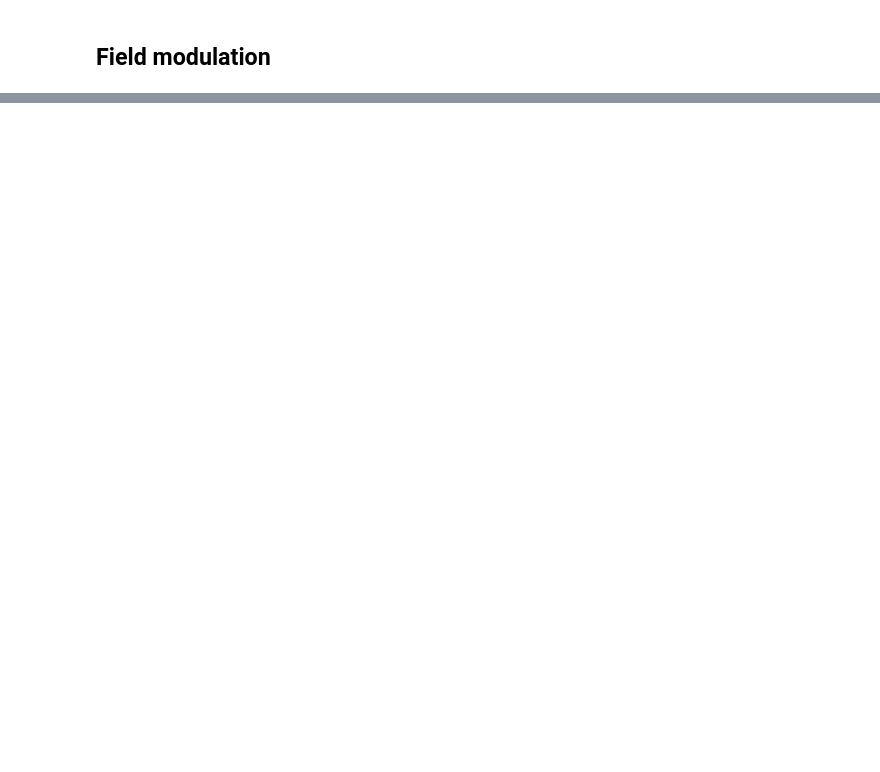
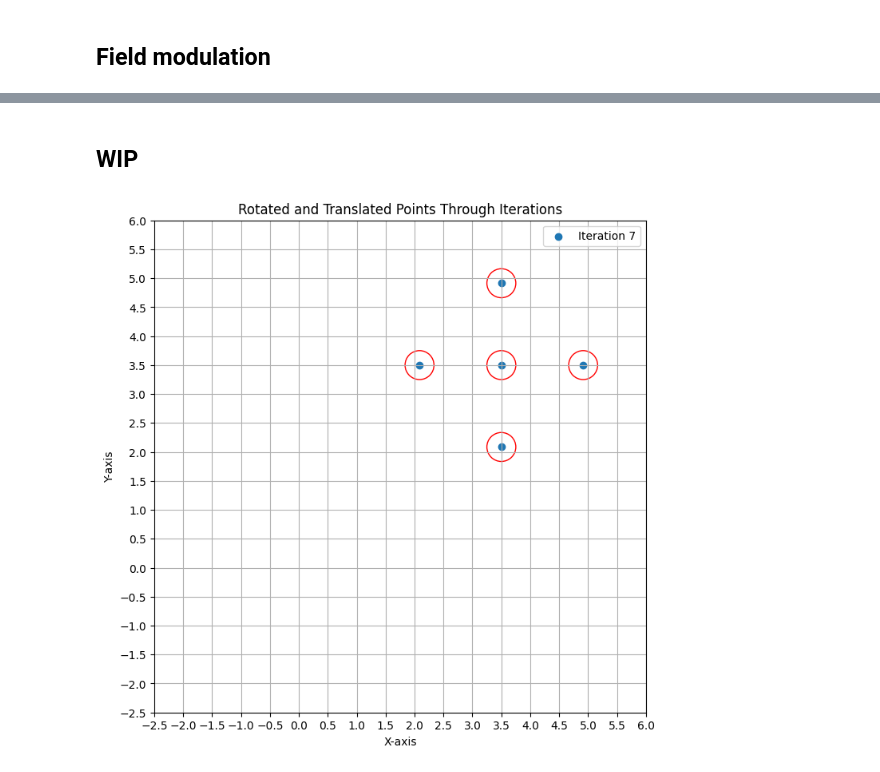
Before and after one commit to alexandru-dochian/multi_agent_framework, a Jupyter notebook: analytics.ipynb, the cells around one changed output, grey strips where cells are left out. Drawn from its saved outputs; the diff is of its cells as text; code cells hidden in the pictures; blank space fills up the shorter version.

```diff
--- a/analytics.ipynb
+++ b/analytics.ipynb
@@ -210,0 +552,64 @@ plt.show()
+# %% [markdown]
+## WIP
+# %%
+import numpy as np
+import matplotlib.pyplot as plt
+
+def rotate_points(points, theta):
+    # Convert theta to radians
+    theta_rad = np.radians(theta)
+
+    # Define the rotation matrix
+    rotation_matrix = np.array([
+        [np.cos(theta_rad), -np.sin(theta_rad)],
+        [np.sin(theta_rad), np.cos(theta_rad)]
+    ])
+
+    # Rotate each point
+    rotated_points = np.dot(points, rotation_matrix.T)
+
+    return rotated_points
+
+def translate_points(points, translation_vector):
+    # Translate each point by the translation vector
+    translated_points = points + translation_vector
+
+    return translated_points
+
+# Define the points
+points = np.array([[0, 0], [1, 1], [-1, 1], [1, -1], [-1, -1]])
+
+# Define the rotation angle in degrees, the number of iterations, and the translation vector
+theta = 45  # Rotation angle
+iterations = 8  # Number of iterations
+translation_vector = np.array([0.5, 0.5])  # Translation vector
+
+# Plot the points for each iteration
+fig, ax = plt.subplots(figsize=(8, 8))
+
+for i in range(iterations):
+    if i != 7:
+        continue
+    rotated_points = rotate_points(points, theta * i)
+    translated_points = translate_points(rotated_points, translation_vector * i)
+    ax.scatter(translated_points[:, 0], translated_points[:, 1], label=f'Iteration {i}')
+    for point in translated_points:
+        ellipse = plt.Circle((point[0], point[1]), 0.25, edgecolor='r', fc='None', lw=1)
+        ax.add_patch(ellipse)
+
+# Set plot limits
+ax.set_xlim(-2.5, 6)
+ax.set_ylim(-2.5, 6)
+ax.set_xticks(np.arange(-2.5, 6.5, 0.5))
+ax.set_yticks(np.arange(-2.5, 6.5, 0.5))
+ax.grid(True)
+ax.set_aspect('equal')
+
+# Add legend and labels
+plt.xlabel('X-axis')
+plt.ylabel('Y-axis')
+plt.title('Rotated and Translated Points Through Iterations')
+plt.legend()
+plt.show()
+# %% [output]
+[figure, added]
```
Also changed, not shown: parts of 10 cells of this notebook, 14 other files.
